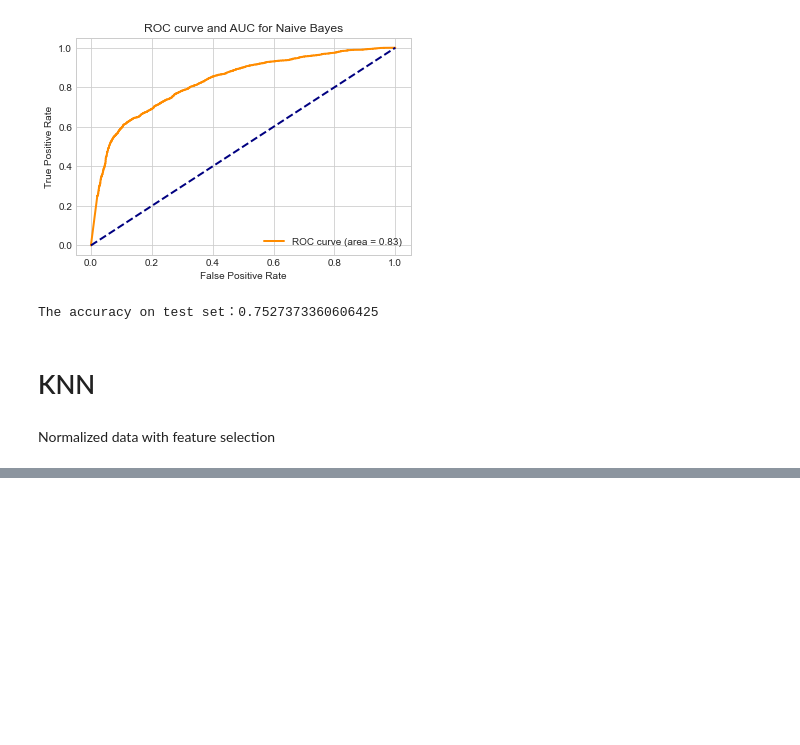
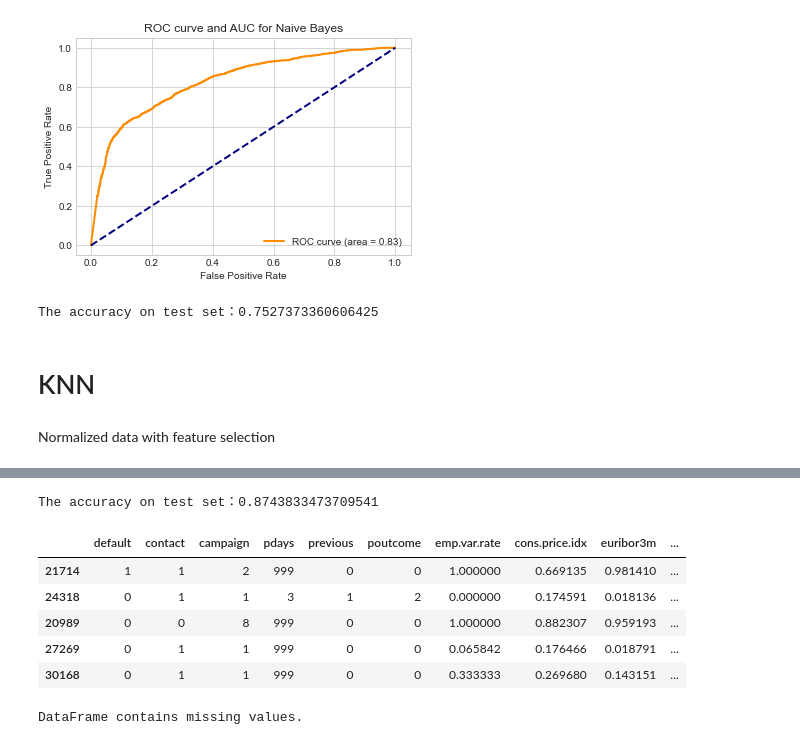
Before and after one commit to Pscmar/DataMining-proj, a Jupyter notebook: Task-1/model.ipynb, the cells around one changed output, grey strips where cells are left out. Cells and saved outputs as stored; diff of their text form; code cells hidden in the pictures; blank space fills up the shorter version.

```diff
--- a/Task-1/model.ipynb
+++ b/Task-1/model.ipynb
@@ -336,5 +387,16 @@ plt.show()
 # %%
 # Evaluate the model on test set
-y_pred = grid_search.predict(X_test_un)
+y_pred = grid_search.predict(X_test_selected)
 test_accuracy = accuracy_score(y_test, y_pred)
 print(f"The accuracy on test set：{test_accuracy}")
+# %% [output]
+The accuracy on test set：0.8743833473709541
+# %%
+X_test_selected.head()
+# %% [output]
+|  | default | contact | campaign | pdays | previous | poutcome | emp.var.rate | cons.price.idx | euribor3m | ... |
+| 21714 | 1 | 1 | 2 | 999 | 0 | 0 | 1.000000 | 0.669135 | 0.981410 | ... |
+| 24318 | 0 | 1 | 1 | 3 | 1 | 2 | 0.000000 | 0.174591 | 0.018136 | ... |
+| 20989 | 0 | 0 | 8 | 999 | 0 | 0 | 1.000000 | 0.882307 | 0.959193 | ... |
+| 27269 | 0 | 1 | 1 | 999 | 0 | 0 | 0.065842 | 0.176466 | 0.018791 | ... |
+| 30168 | 0 | 1 | 1 | 999 | 0 | 0 | 0.333333 | 0.269680 | 0.143151 | ... |
@@ -340,0 +406,10 @@ print(f"The accuracy on test set：{test_accuracy}")
+# %%
+# check if there is any missing value
+has_null = X_pred_selected.isnull().any().any()
+
+if has_null:
+    print("DataFrame contains missing values.")
+else:
+    print("DataFrame has no missing values.")
+# %% [output]
+DataFrame contains missing values.
```
Also changed, not shown: parts of 9 cells of this notebook.
